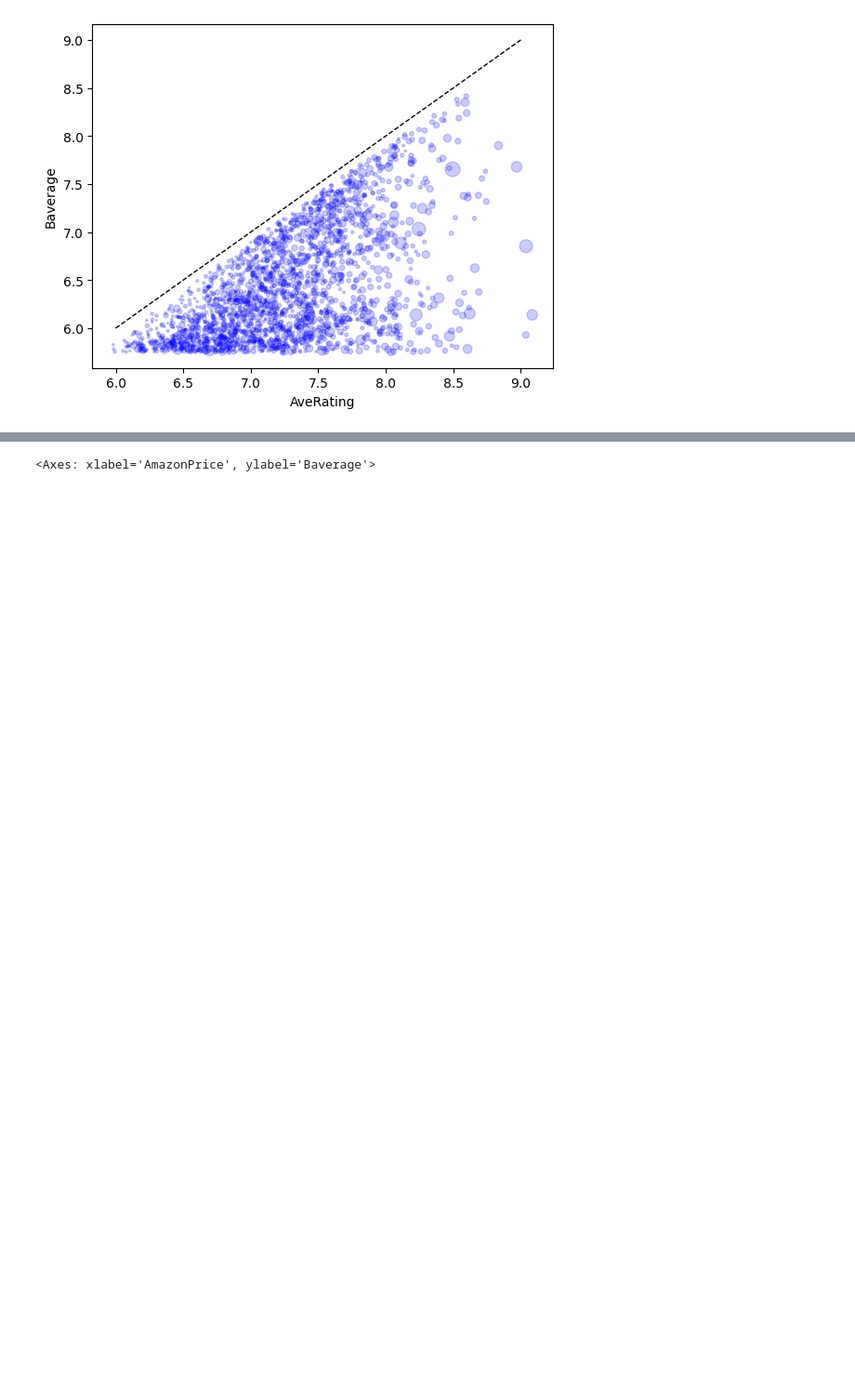
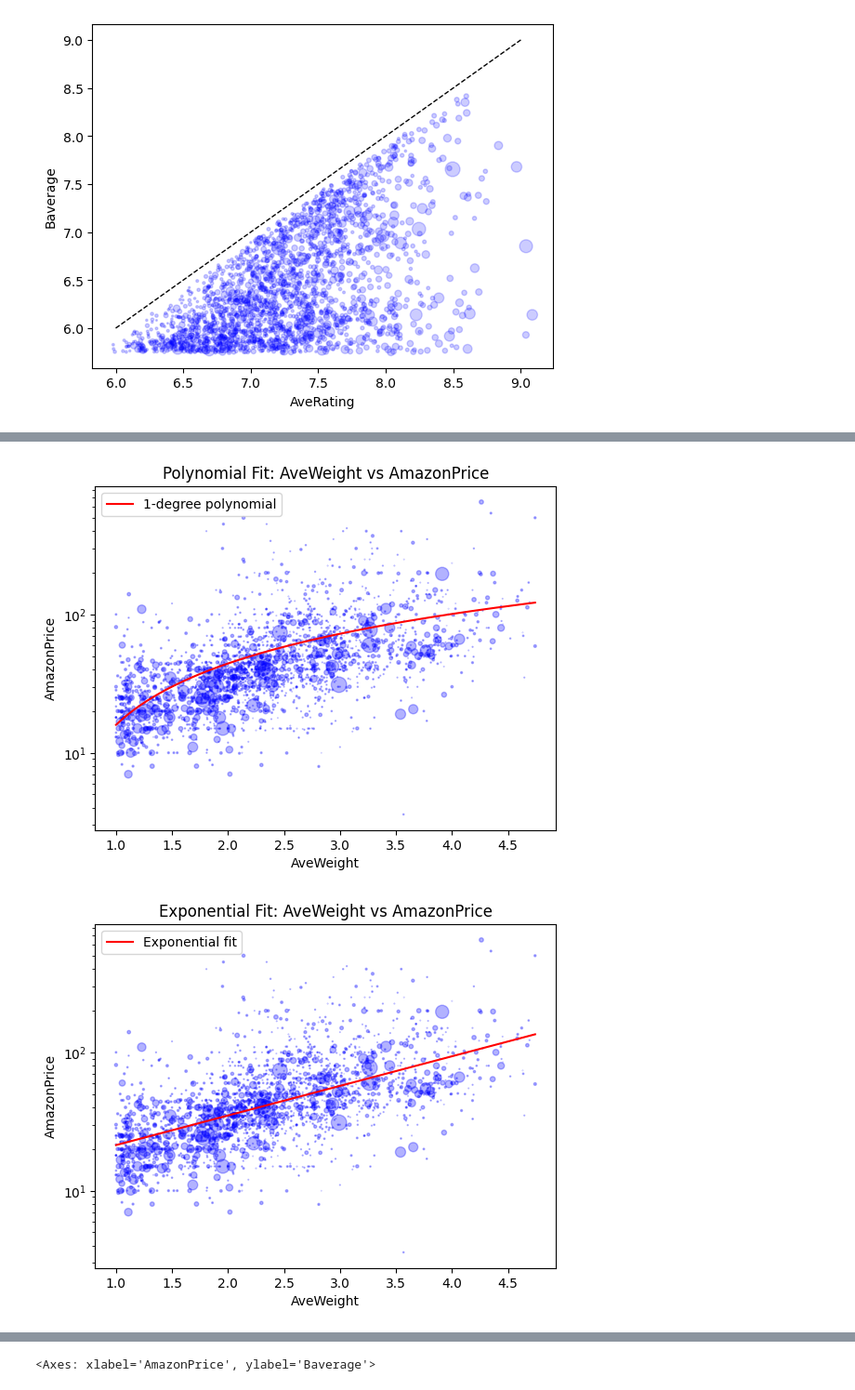
Before and after one commit to manuelarcer/bgg, a Jupyter notebook: bgg_scraper_v2.ipynb, the cells around one changed output, grey strips where cells are left out. Shown at 93% size. Saved outputs shown, nothing was run; the diff lists cells and outputs as text; code cells hidden in the pictures; blank space fills up the shorter version.

```diff
--- a/bgg_scraper_v2.ipynb
+++ b/bgg_scraper_v2.ipynb
@@ -306,0 +409,20 @@ plt.show()
+# %%
+# Remove rows with missing AmazonPrice
+filtered_price = games_data_df['AmazonPrice'].notnull()
+filtered_price = games_data_df[filtered_price]
+
+x = filtered_price['AveWeight']
+y = filtered_price['AmazonPrice']
+sizes = filtered_price['NumPlays'] / 5000
+
+# Fit the data
+fit_result = fit_data(x, y, degree=1, fit_type='polynomial')
+# Plot the data and the fit
+plot_data_with_fit(x, y, fit_result, 'AveWeight', 'AmazonPrice', sizes=sizes, fit_type='polynomial', log_scale=True)
+
+# For exponential fit
+fit_result_exp = fit_data(x, y, fit_type='exponential')
+plot_data_with_fit(x, y, fit_result_exp, 'AveWeight', 'AmazonPrice', sizes=sizes, fit_type='exponential', log_scale=True)
+# %% [output]
+[figure, added]
+[figure, added]
```
Also changed, not shown: parts of 41 cells of this notebook, 32 other files.
